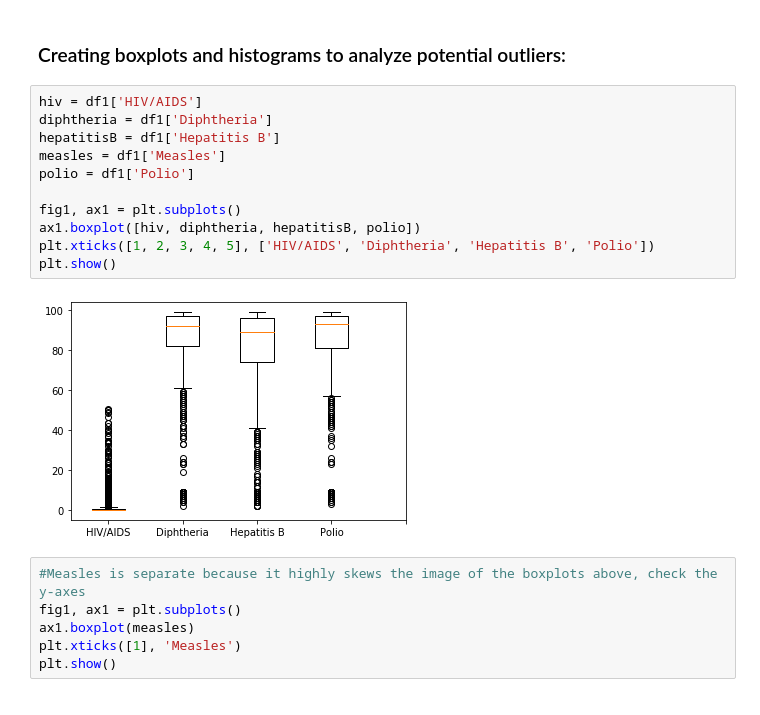
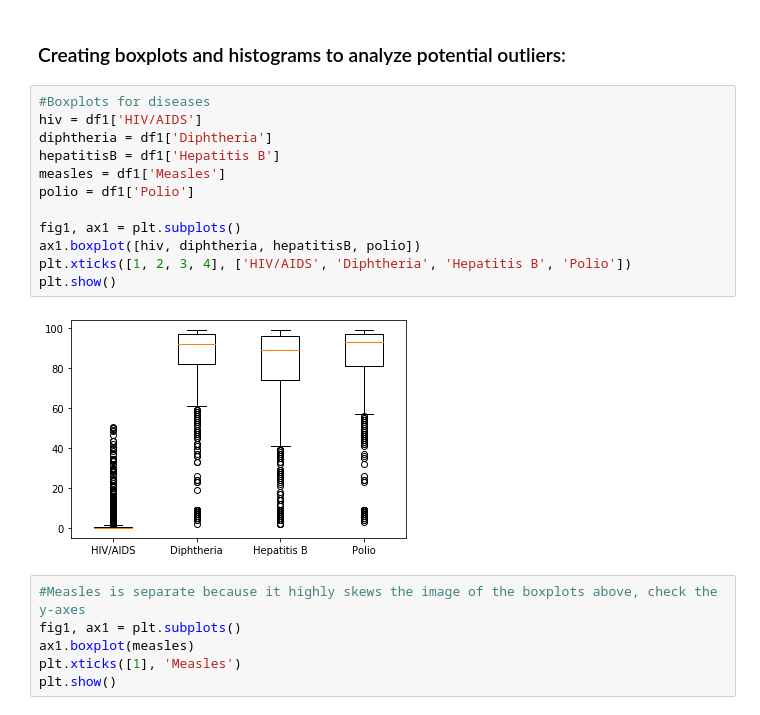
Before and after one commit to DarleneKo/life-expectancy-rates, a Jupyter notebook: master_data_cleaning.ipynb, the cells around one changed output. Saved outputs shown, nothing was run; the diff lists cells and outputs as text.

```diff
--- a/master_data_cleaning.ipynb
+++ b/master_data_cleaning.ipynb
@@ -29,18 +29,19 @@ df1
 # %% [markdown]
 ### Creating boxplots and histograms to analyze potential outliers:
 # %%
+#Boxplots for diseases
 hiv = df1['HIV/AIDS']
 diphtheria = df1['Diphtheria']
 hepatitisB = df1['Hepatitis B']
 measles = df1['Measles']
 polio = df1['Polio']
 
 fig1, ax1 = plt.subplots()
 ax1.boxplot([hiv, diphtheria, hepatitisB, polio])
-plt.xticks([1, 2, 3, 4, 5], ['HIV/AIDS', 'Diphtheria', 'Hepatitis B', 'Polio'])
+plt.xticks([1, 2, 3, 4], ['HIV/AIDS', 'Diphtheria', 'Hepatitis B', 'Polio'])
 plt.show()
 # %% [output]
-[figure, old version]
+[figure, new version]
 # %%
 #Measles is separate because it highly skews the image of the boxplots above, check the y-axes
 fig1, ax1 = plt.subplots()
```
Also changed, not shown: parts of 3 cells of this notebook.
